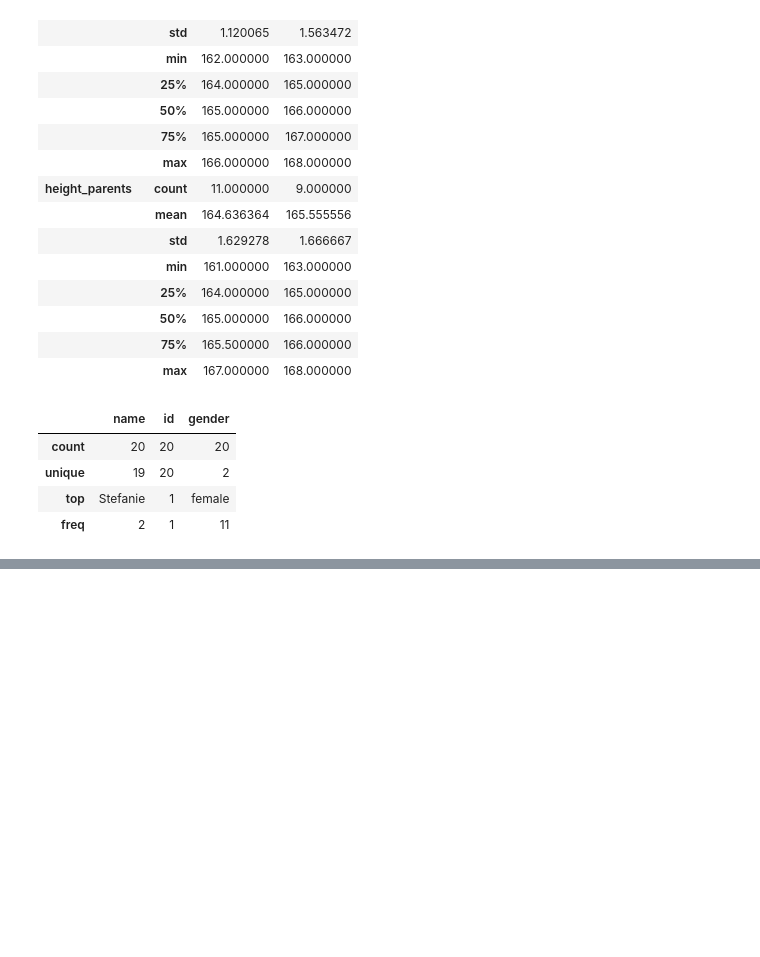
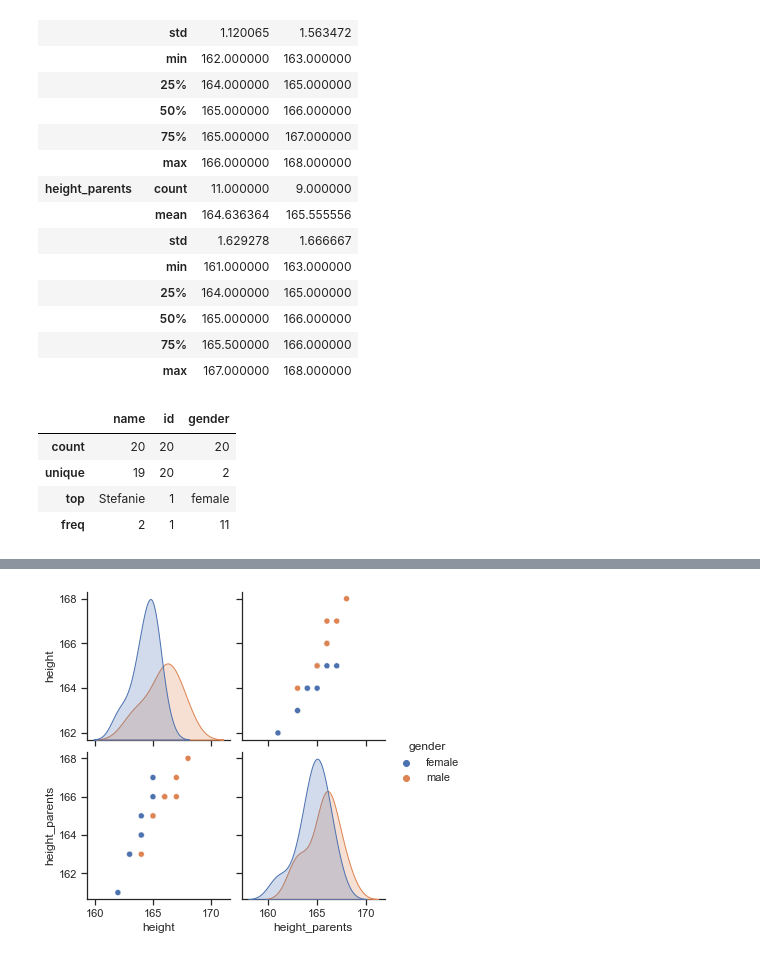
Before and after one commit to lenabinder1001/linear-regression, a Jupyter notebook: notebooks/linear-regression.ipynb, the cells around one changed output, grey strips where cells are left out. Saved outputs shown, nothing was run; the diff lists cells and outputs as text; code cells hidden in the pictures; blank space fills up the shorter version.

```diff
--- a/notebooks/linear-regression.ipynb
+++ b/notebooks/linear-regression.ipynb
@@ -131,0 +139,5 @@ df.describe(include=["category"])
+# %%
+# histogram with seaborn
+sns.pairplot(data=df, hue="gender");
+# %% [output]
+[figure, added]
```
Also changed, not shown: parts of 5 cells of this notebook.
